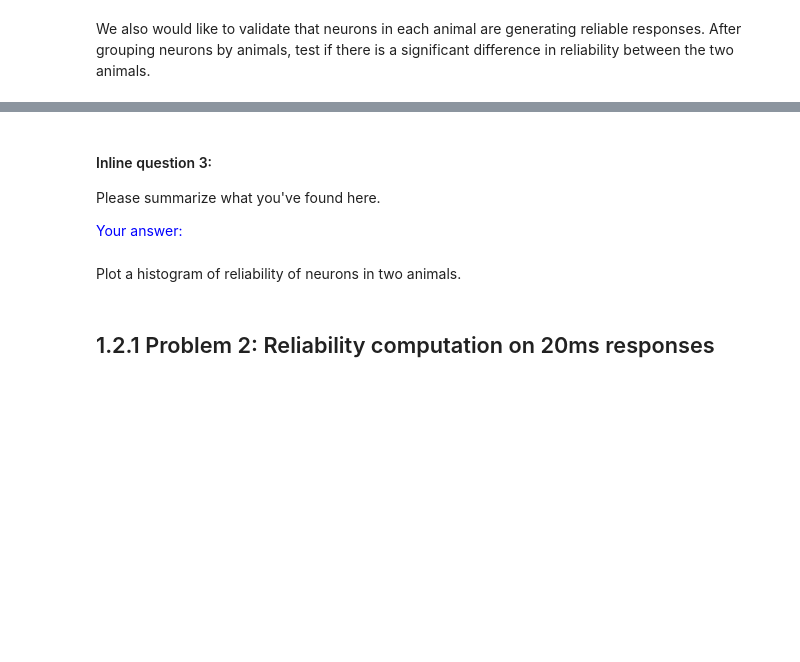
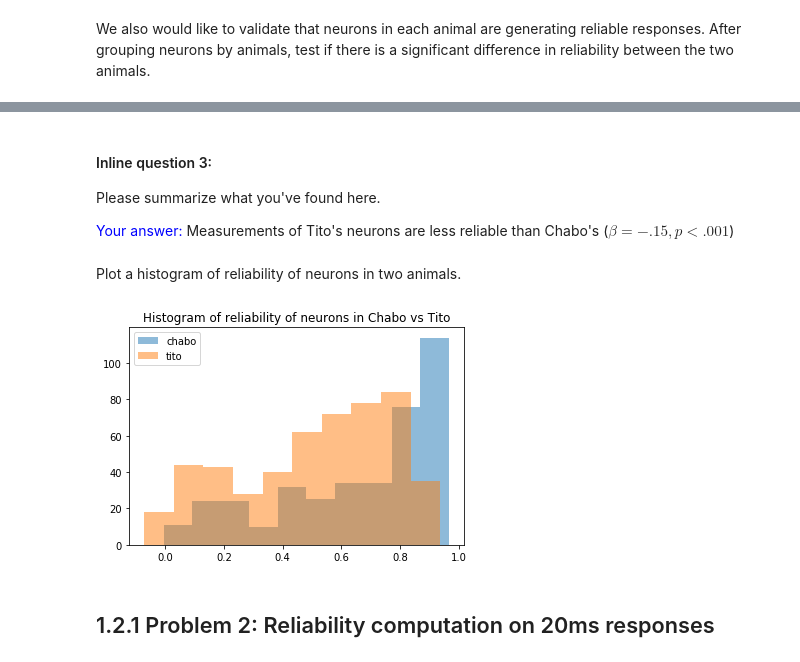
Before and after one commit to amehtaSF/psych253, a Jupyter notebook: 2020/assignments/HW1/jupyter/Assignment1.ipynb, the cells around one changed output, grey strips where cells are left out. Saved outputs shown, nothing was run; the diff lists cells and outputs as text; code cells hidden in the pictures; blank space fills up the shorter version.

```diff
--- a/2020/assignments/HW1/jupyter/Assignment1.ipynb
+++ b/2020/assignments/HW1/jupyter/Assignment1.ipynb
@@ -411,6 +542,19 @@ We also would like to validate that neurons in each animal are generating reliab
 # Compute the reliability for Chabo vs. Tito
 # *****START OF YOUR CODE (DO NOT DELETE/MODIFY THIS LINE)*****
 
-pass
+df_animal = pd.DataFrame(reliabilities_sb)
+
+df_animal['animal'] = [x.decode('utf-8') for x in Ventral_Dataset['neural_meta']['ANIMAL_INFO']]
+df_animal = df_animal.melt(id_vars='animal', var_name='variation_level', value_name='reliability')
+df_animal['tito_dummy'] = pd.get_dummies(df_animal['animal'], drop_first=True)
+print(df_animal[['animal', 'reliability']].groupby('animal').mean())
+print(df_animal[['animal', 'reliability']].groupby('animal').std())
+
+
+#-- mixed effects model -- #
+mod_mix = smf.mixedlm('reliability ~ tito_dummy', df_animal, groups=df_animal['variation_level'])
+mod_mix_fit = mod_mix.fit()
+print(mod_mix_fit.summary())
+
 
 # *****END OF YOUR CODE (DO NOT DELETE/MODIFY THIS LINE)*****
@@ -419,17 +581,25 @@ pass
 Please summarize what you've found here.
 
 
-<span style="color:blue">Your answer:</span>
+<span style="color:blue">Your answer:</span> Measurements of Tito's neurons are less reliable than Chabo's ($\beta = -.15, p < .001$)
 # %% [markdown]
 Plot a histogram of reliability of neurons in two animals.
 # %%
 # TODO:
 # Plot histogram
 # *****START OF YOUR CODE (DO NOT DELETE/MODIFY THIS LINE)*****
 
-pass
+fig, ax = plt.subplots()
+ax.hist(df_animal.loc[df_animal['animal']=='Chabo', 'reliability'], alpha=0.5, label='chabo')
+ax.hist(df_animal.loc[df_animal['animal']=='Tito', 'reliability'], alpha=0.5, label='tito')
+ax.legend(loc='upper left')
+ax.set_title('Histogram of reliability of neurons in Chabo vs Tito')
+plt.show()
+
 
 # *****END OF YOUR CODE (DO NOT DELETE/MODIFY THIS LINE)*****
+# %% [output]
+[figure, added]
 # %% [markdown]
 ## 1.2.1 Problem 2: Reliability computation on 20ms responses
 # %% [markdown]
```
Also changed, not shown: parts of 37 cells of this notebook.
